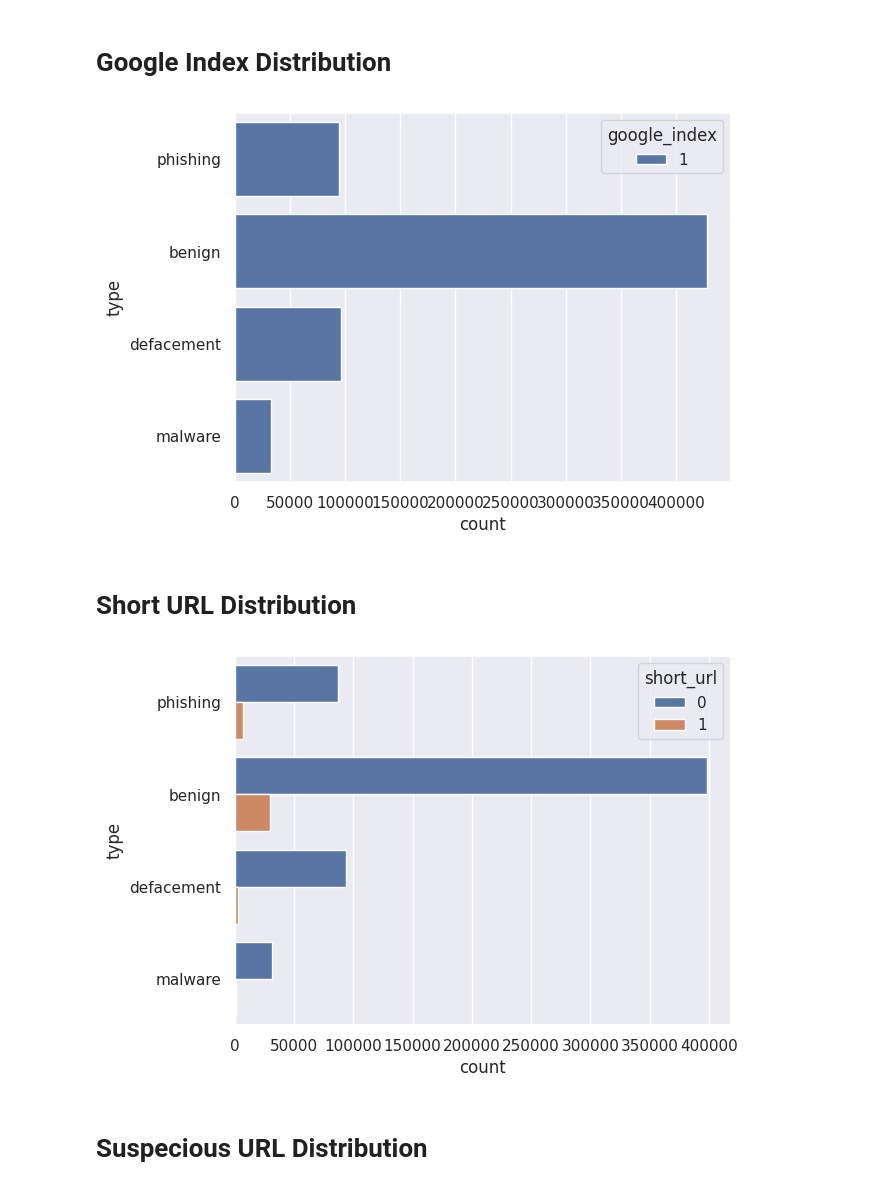
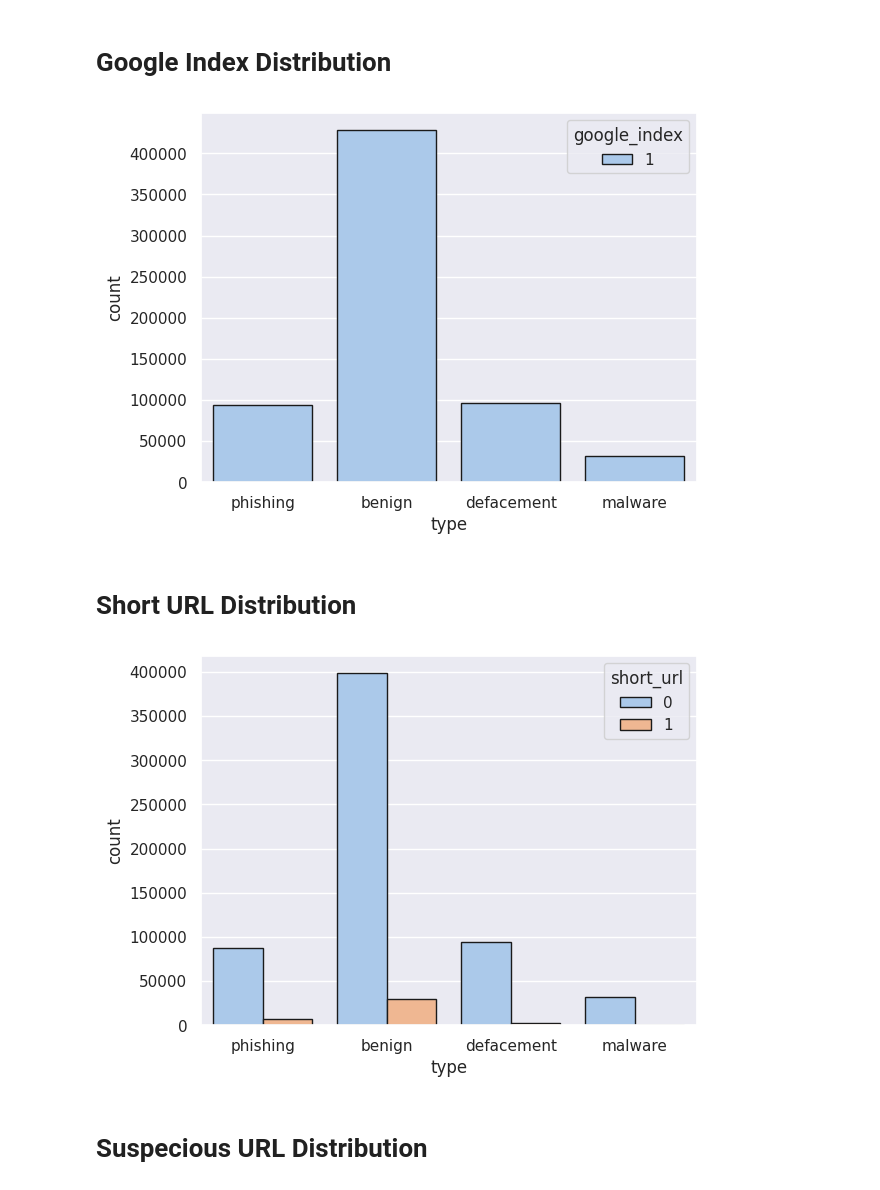
Before and after one commit to aamirigithub/AI4Cyber, a Jupyter notebook: AI4Cyber_Phishing.ipynb, the cells around one changed output. Cells and saved outputs as stored; diff of their text form; code cells hidden in the pictures.

```diff
--- a/AI4Cyber_Phishing.ipynb
+++ b/AI4Cyber_Phishing.ipynb
@@ -367,7 +372,8 @@ dtype: int64
 # %% [markdown]
 # IP Addresses Distribution
 # %%
-import seaborn as sns
-sns.set(style='darkgrid')
-ax = sns.countplot(y="type", data=df,hue="use_of_ip")
+#sns.set(style='darkgrid')
+sns.set_theme()
+sns.color_palette("Blues", as_cmap=True)
+ax = sns.countplot(data = df, x="type", hue="use_of_ip", palette="pastel", edgecolor=".1")
 # %% [output]
@@ -375,6 +381,6 @@ ax = sns.countplot(y="type", data=df,hue="use_of_ip")
 # %% [markdown]
 # Abnormal URL Distribution
 # %%
-sns.set(style='darkgrid')
-ax = sns.countplot(y="type", data=df,hue="abnormal_url")
+#sns.set(style='darkgrid')
+ax = sns.countplot(x ="type", data=df,hue="abnormal_url", palette="pastel", edgecolor=".1")
 # %% [output]
@@ -382,17 +388,17 @@ ax = sns.countplot(y="type", data=df,hue="abnormal_url")
 # %% [markdown]
 # Google Index Distribution
 # %%
-sns.set(style='darkgrid')
-ax = sns.countplot(y="type", data=df,hue="google_index")
+#sns.set(style='darkgrid')
+ax = sns.countplot(x ="type", data=df,hue="google_index", palette="pastel", edgecolor=".1")
 # %% [output]
-[figure, old version]
+[figure, new version]
 # %% [markdown]
 # Short URL Distribution
 # %%
-sns.set(style='darkgrid')
-ax = sns.countplot(y="type", data=df,hue="short_url")
+#sns.set(style='darkgrid')
+ax = sns.countplot(x ="type", data=df,hue="short_url", palette="pastel", edgecolor=".1")
 # %% [output]
-[figure, old version]
+[figure, new version]
 # %% [markdown]
 # Suspecious URL Distribution
 # %%
```
Also changed, not shown: parts of 15 cells of this notebook.
